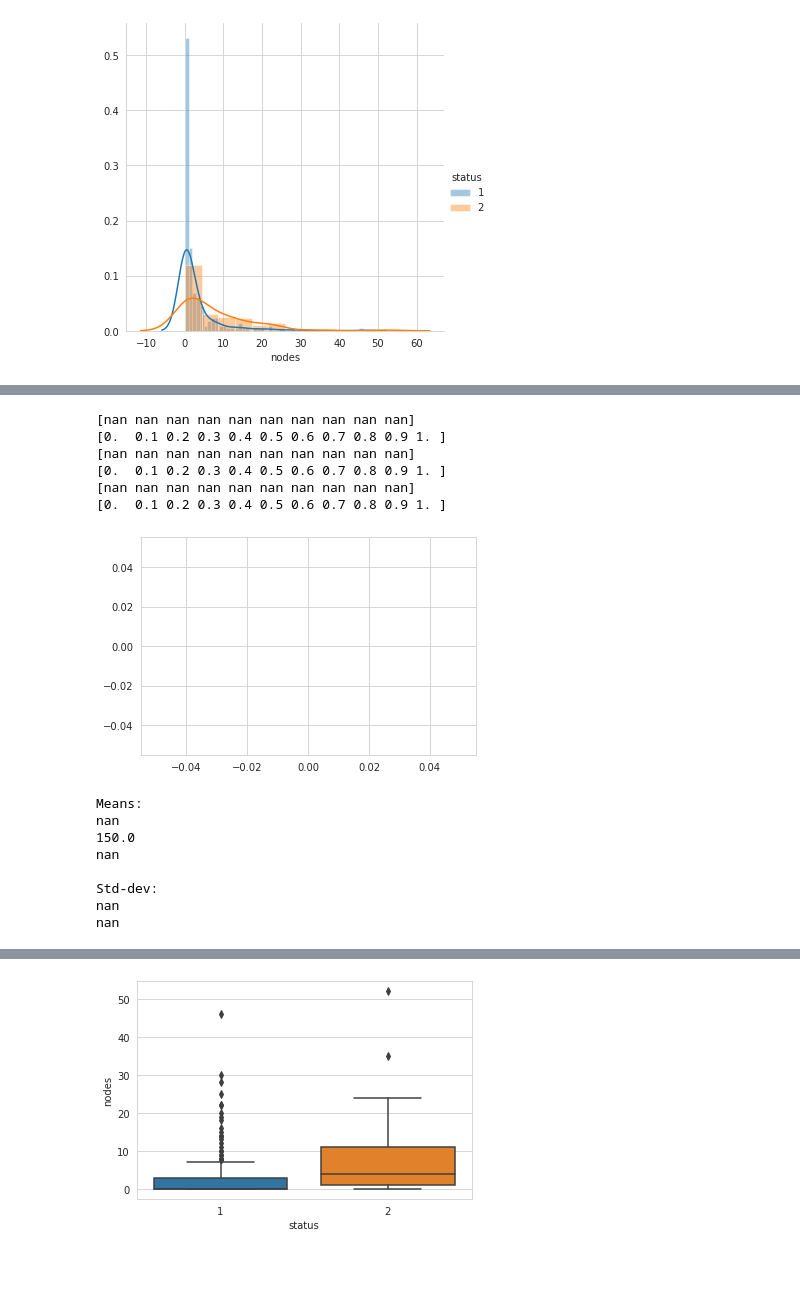
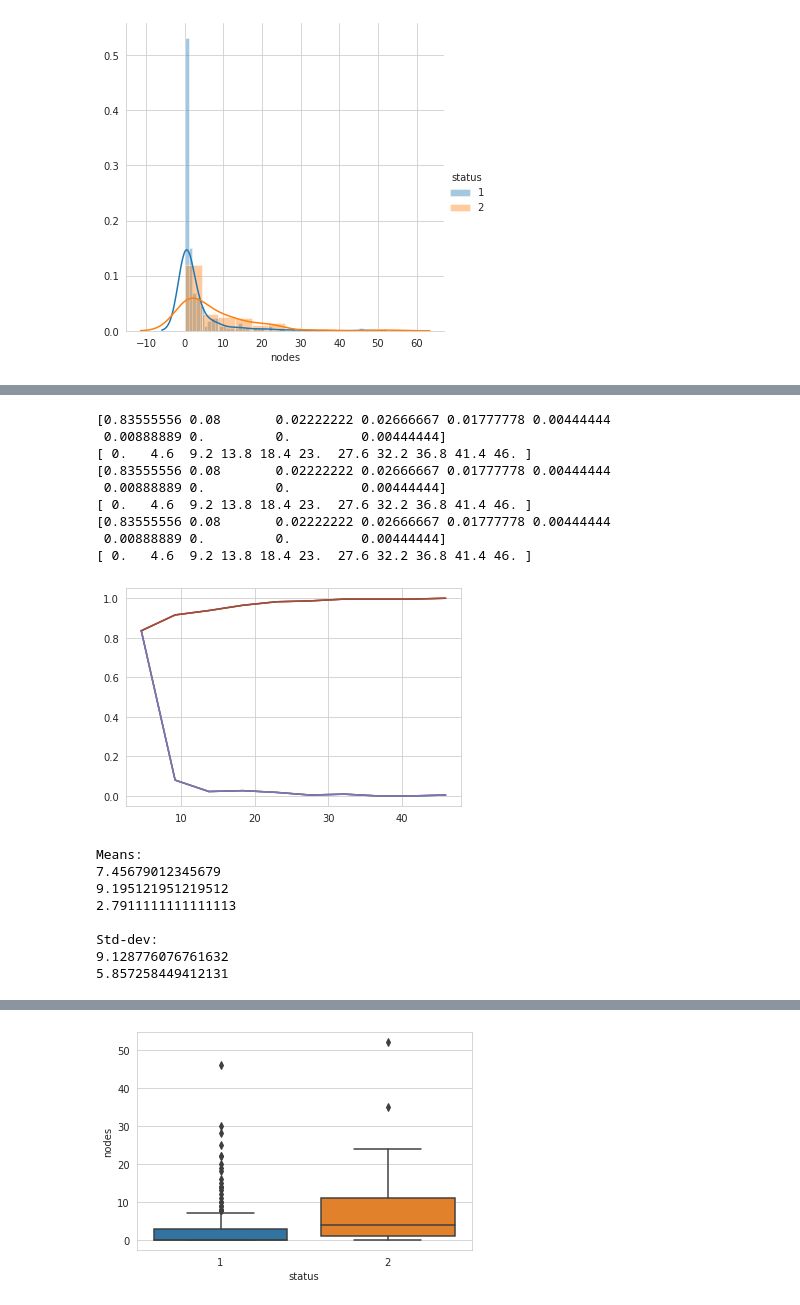
Before and after one commit to SampathPiriya/Personal-Files, a Jupyter notebook: haberman.ipynb, the cells around one changed output, grey strips where cells are left out. Saved outputs shown, nothing was run; the diff lists cells and outputs as text; code cells hidden in the pictures; blank space fills up the shorter version.

```diff
--- a/haberman.ipynb
+++ b/haberman.ipynb
@@ -87,8 +94,8 @@ plt.show()
 # %%
 # What about 1-D scatter plot using just one feature?
 #1-D scatter plot of petal-length
-haberman_1 = haberman.loc[haberman["status"] == "1"];
-haberman_0 = haberman.loc[haberman["status"] == "0"];
+haberman_1 = haberman.loc[haberman["status"] == 1];
+haberman_0 = haberman.loc[haberman["status"] == 2];
 #haberman_nodes = haberman.loc[haberman["species"] == "versicolor"];
 #print(iris_setosa["petal_length"])
 plt.plot(haberman_1["nodes"], np.zeros_like(haberman_1['nodes']), 'o')
@@ -204,69 +227,72 @@ plt.show();
 
 # Misclassification error if you use petal_length only.
 
-counts, bin_edges = np.histogram(haberman_0['nodes'], bins=10,
+counts, bin_edges = np.histogram(haberman_1['nodes'], bins=10,
                                  density = True)
 pdf = counts/(sum(counts))
 print(pdf);
 print(bin_edges)
 cdf = np.cumsum(pdf)
 plt.plot(bin_edges[1:],pdf)
 plt.plot(bin_edges[1:], cdf)
 
 
 # virginica
 counts, bin_edges = np.histogram(haberman_1['nodes'], bins=10,
                                  density = True)
 pdf = counts/(sum(counts))
 print(pdf);
 print(bin_edges)
 cdf = np.cumsum(pdf)
 plt.plot(bin_edges[1:],pdf)
 plt.plot(bin_edges[1:], cdf)
 
 
 #versicolor
 #counts, bin_edges = np.histogram(iris_versicolor['petal_length'], bins=10,
  #                                density = True)
 pdf = counts/(sum(counts))
 print(pdf);
 print(bin_edges)
 cdf = np.cumsum(pdf)
 plt.plot(bin_edges[1:],pdf)
 plt.plot(bin_edges[1:], cdf)
 
 
 plt.show();
 # %% [output]
-[nan nan nan nan nan nan nan nan nan nan]
-[0.  0.1 0.2 0.3 0.4 0.5 0.6 0.7 0.8 0.9 1. ]
-[nan nan nan nan nan nan nan nan nan nan]
-[0.  0.1 0.2 0.3 0.4 0.5 0.6 0.7 0.8 0.9 1. ]
-[nan nan nan nan nan nan nan nan nan nan]
-[0.  0.1 0.2 0.3 0.4 0.5 0.6 0.7 0.8 0.9 1. ]
+[0.83555556 0.08       0.02222222 0.02666667 0.01777778 0.00444444
+ 0.00888889 0.         0.         0.00444444]
+[ 0.   4.6  9.2 13.8 18.4 23.  27.6 32.2 36.8 41.4 46. ]
+[0.83555556 0.08       0.02222222 0.02666667 0.01777778 0.00444444
+ 0.00888889 0.         0.         0.00444444]
+[ 0.   4.6  9.2 13.8 18.4 23.  27.6 32.2 36.8 41.4 46. ]
+[0.83555556 0.08       0.02222222 0.02666667 0.01777778 0.00444444
+ 0.00888889 0.         0.         0.00444444]
+[ 0.   4.6  9.2 13.8 18.4 23.  27.6 32.2 36.8 41.4 46. ]
-[figure, old version]
+[figure, new version]
 # %%
 #Mean, Variance, Std-deviation,
 print("Means:")
-print(np.mean(haberman_0["nodes"]))
+print(np.mean(haberman_0['nodes']))
 #Mean with an outlier.
-print(np.mean(np.append(haberman_0["nodes"],150)));
-print(np.mean(haberman_1["nodes"]))
+print(np.mean(np.append(haberman_0['nodes'],150)));
+print(np.mean(haberman_1['nodes']))
 #print(np.mean(iris_versicolor["age"]))
 
 print("\nStd-dev:");
-print(np.std(haberman_0["nodes"]))
-print(np.std(haberman_1["nodes"]))
+print(np.std(haberman_0['nodes']))
+print(np.std(haberman_1['nodes']))
 #print(np.std(iris_versicolor["age"]))
 # %% [output]
 Means:
-nan
-150.0
-nan
+7.45679012345679
+9.195121951219512
+2.7911111111111113
 
 Std-dev:
-nan
-nan
+9.128776076761632
+5.857258449412131
 # %%
 #Median, Quantiles, Percentiles, IQR.
 print("\nMedians:")
```
Also changed, not shown: parts of 18 cells of this notebook.
